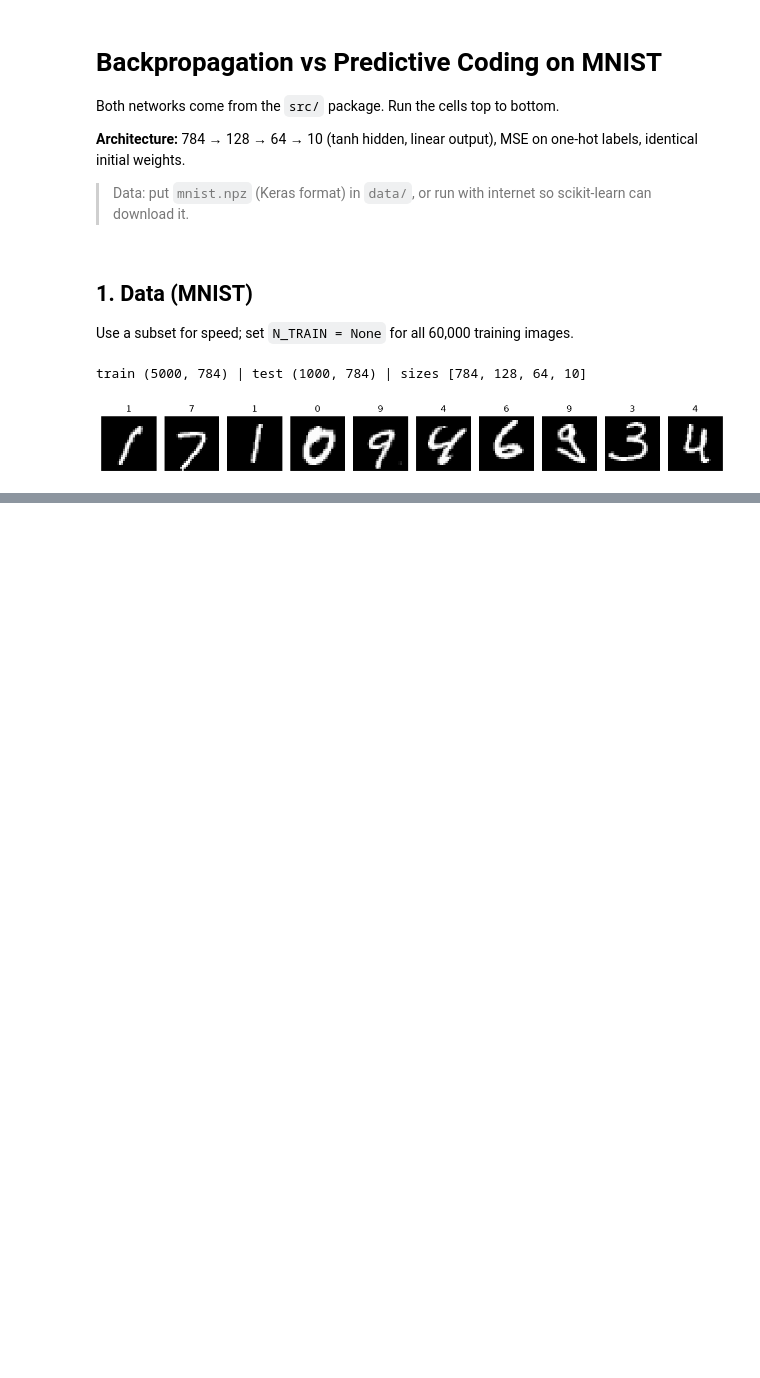
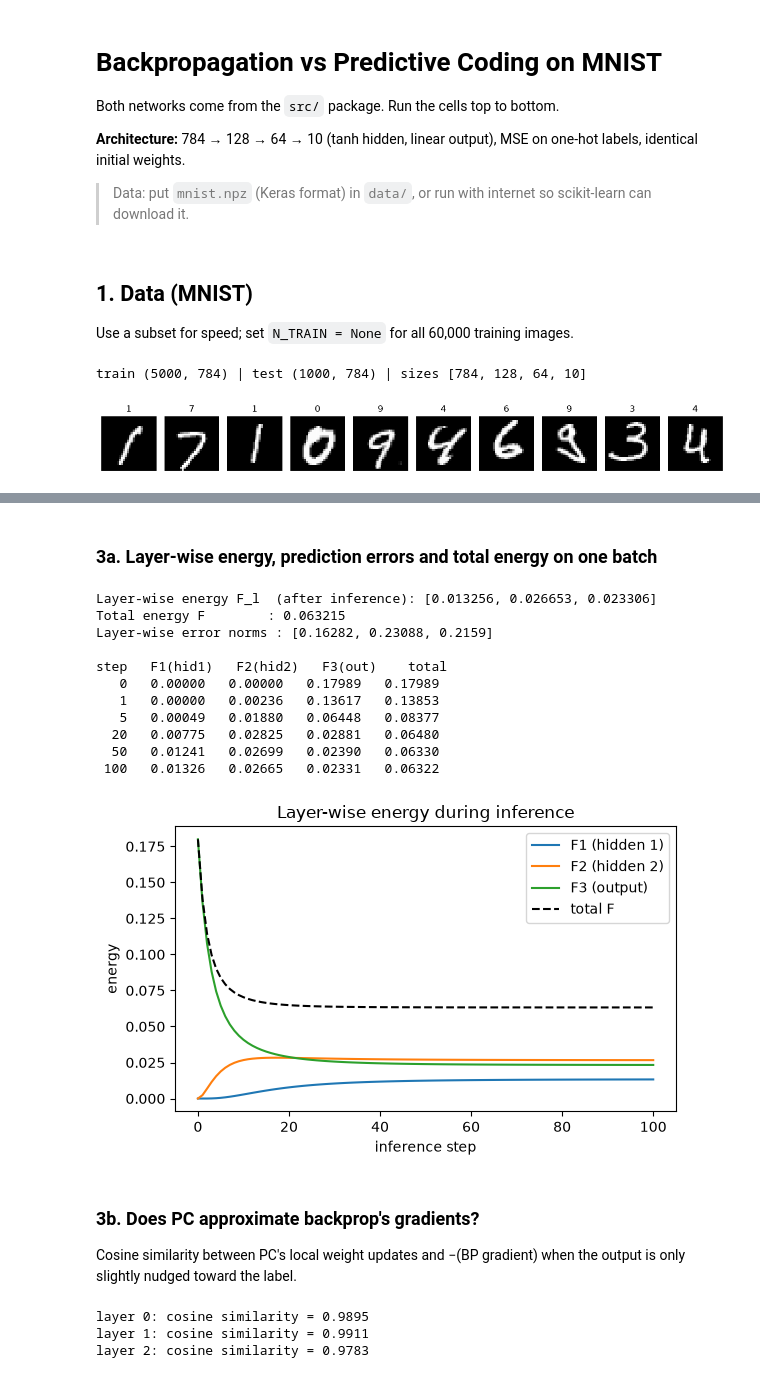
Before and after one commit to Kidist-c/Comparative_Analysis_Backpropagation_VS_Predictive-Coding, a Jupyter notebook: notebook/bpvspc.ipynb, the cells around one changed output, grey strips where cells are left out. Saved outputs shown, nothing was run; the diff lists cells and outputs as text; code cells hidden in the pictures; blank space fills up the shorter version.

```diff
--- a/notebook/bpvspc.ipynb
+++ b/notebook/bpvspc.ipynb
@@ -28,0 +44,4 @@ train (5000, 784) | test (1000, 784) | sizes [784, 128, 64, 10]
+# %%
+pc = PCNet(sizes, seed=3, lr_x=0.1, T=30)
+log_pc = train(pc, Xtr, ytr, Ytr, Xte, yte, epochs=EPOCHS, lr=LR, batch_size=BATCH, verbose=5)
+print(f"PC  train {log_pc['train_acc'][-1]:.3f} | test {log_pc['test_acc'][-1]:.3f} | time {log_pc['time']:.1f}s")
@@ -28,0 +54,39 @@ train (5000, 784) | test (1000, 784) | sizes [784, 128, 64, 10]
+# %% [markdown]
+### 3a. Layer-wise energy, prediction errors and total energy on one batch
+# %%
+pc_demo = PCNet(sizes, seed=3, lr_x=0.1, T=100)
+pc_demo.W = [w.copy() for w in pc.W]; pc_demo.b = [b.copy() for b in pc.b]   # trained weights
+xs, As, es, Fl, hist = pc_demo.infer(Xtr[:100], Ytr[:100], record=True)
+hist = np.array(hist)
+
+print("Layer-wise energy F_l  (after inference):", [round(float(f), 6) for f in Fl[1:]])
+print("Total energy F        :", round(float(sum(Fl[1:])), 6))
+print("Layer-wise error norms :", [round(float(np.linalg.norm(e) / np.sqrt(len(e))), 5) for e in es[1:]])
+print()
+print("step   F1(hid1)   F2(hid2)   F3(out)    total")
+for t in [0, 1, 5, 20, 50, 100]:
+    print(f"{t:4d}   {hist[t,0]:.5f}   {hist[t,1]:.5f}   {hist[t,-1]:.5f}   {hist[t].sum():.5f}")
+plot_layer_energy(hist);
+# %% [output]
+Layer-wise energy F_l  (after inference): [0.013256, 0.026653, 0.023306]
+Total energy F        : 0.063215
+Layer-wise error norms : [0.16282, 0.23088, 0.2159]
+
+step   F1(hid1)   F2(hid2)   F3(out)    total
+   0   0.00000   0.00000   0.17989   0.17989
+   1   0.00000   0.00236   0.13617   0.13853
+   5   0.00049   0.01880   0.06448   0.08377
+  20   0.00775   0.02825   0.02881   0.06480
+  50   0.01241   0.02699   0.02390   0.06330
+ 100   0.01326   0.02665   0.02331   0.06322
+[figure, added]
+# %% [markdown]
+### 3b. Does PC approximate backprop's gradients?
+Cosine similarity between PC's local weight updates and −(BP gradient) when the output is only slightly nudged toward the label.
+# %%
+sims = pc_vs_bp_gradient_similarity(sizes, Xtr[:100], Ytr[:100])
+for l, s in enumerate(sims): print(f"layer {l}: cosine similarity = {s:.4f}")
+# %% [output]
+layer 0: cosine similarity = 0.9895
+layer 1: cosine similarity = 0.9911
+layer 2: cosine similarity = 0.9783
```
Also changed, not shown: parts of 7 cells of this notebook.
